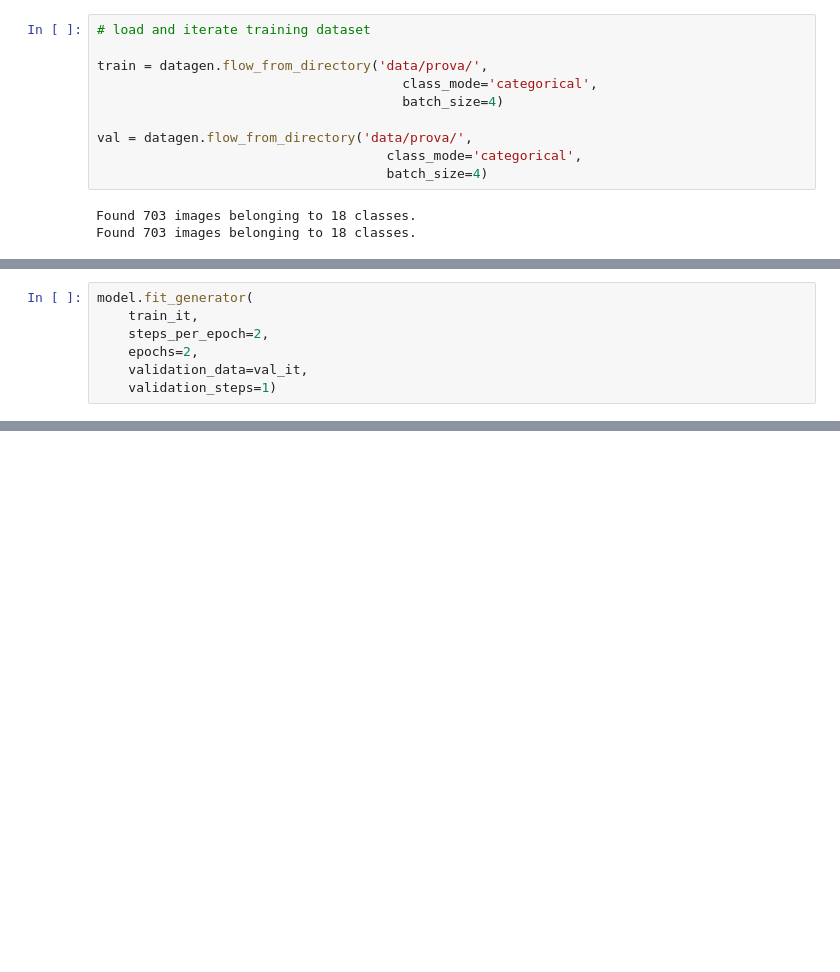
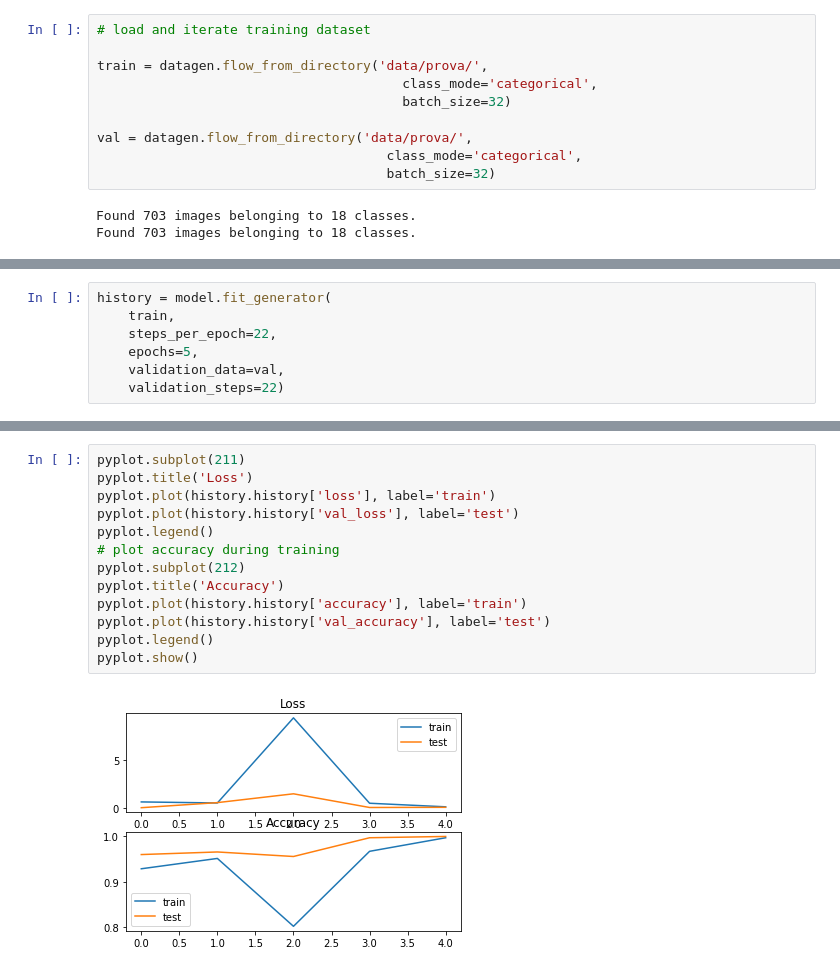
Before and after one commit to apollo994/CMP_, a Jupyter notebook: model_computation.ipynb, the cells around one changed output, grey strips where cells are left out. Drawn from its saved outputs; the diff is of its cells as text; blank space fills up the shorter version.

Commit message:
model and graphics

```diff
--- a/model_computation.ipynb
+++ b/model_computation.ipynb
@@ -57,11 +59,11 @@ datagen = keras.preprocessing.image.ImageDataGenerator(featurewise_center=False,
 
 train = datagen.flow_from_directory('data/prova/',
                                        class_mode='categorical',
-                                       batch_size=4)
+                                       batch_size=32)
 
 val = datagen.flow_from_directory('data/prova/',
                                      class_mode='categorical',
-                                     batch_size=4)
+                                     batch_size=32)
 # %% [output]
 Found 703 images belonging to 18 classes.
 Found 703 images belonging to 18 classes.
@@ -87,7 +88,0 @@ model.compile(optimizer='rmsprop',
-# %%
-model.fit_generator(
-    train_it,
-    steps_per_epoch=2,
-    epochs=2,
-    validation_data=val_it,
-    validation_steps=1)
@@ -99,0 +89,7 @@ Epoch 2/2
+# %%
+history = model.fit_generator(
+    train,
+    steps_per_epoch=22,
+    epochs=5,
+    validation_data=val,
+    validation_steps=22)
@@ -99,0 +107,15 @@ Epoch 2/2
+# %%
+pyplot.subplot(211)
+pyplot.title('Loss')
+pyplot.plot(history.history['loss'], label='train')
+pyplot.plot(history.history['val_loss'], label='test')
+pyplot.legend()
+# plot accuracy during training
+pyplot.subplot(212)
+pyplot.title('Accuracy')
+pyplot.plot(history.history['accuracy'], label='train')
+pyplot.plot(history.history['val_accuracy'], label='test')
+pyplot.legend()
+pyplot.show()
+# %% [output]
+[figure, added]
```
Also changed, not shown: parts of 10 cells of this notebook, 2 other files.
